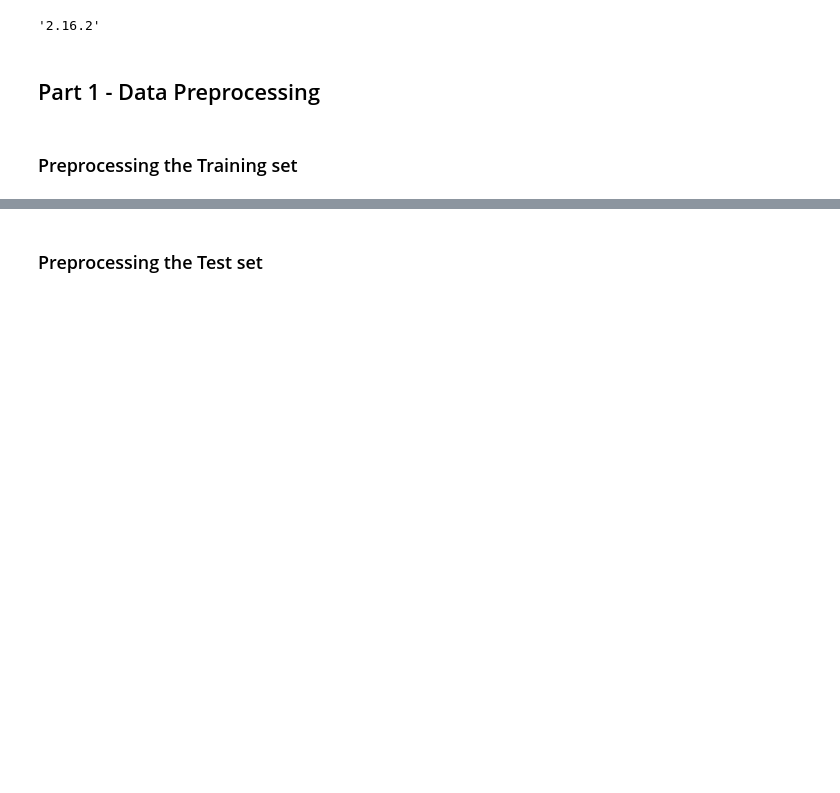
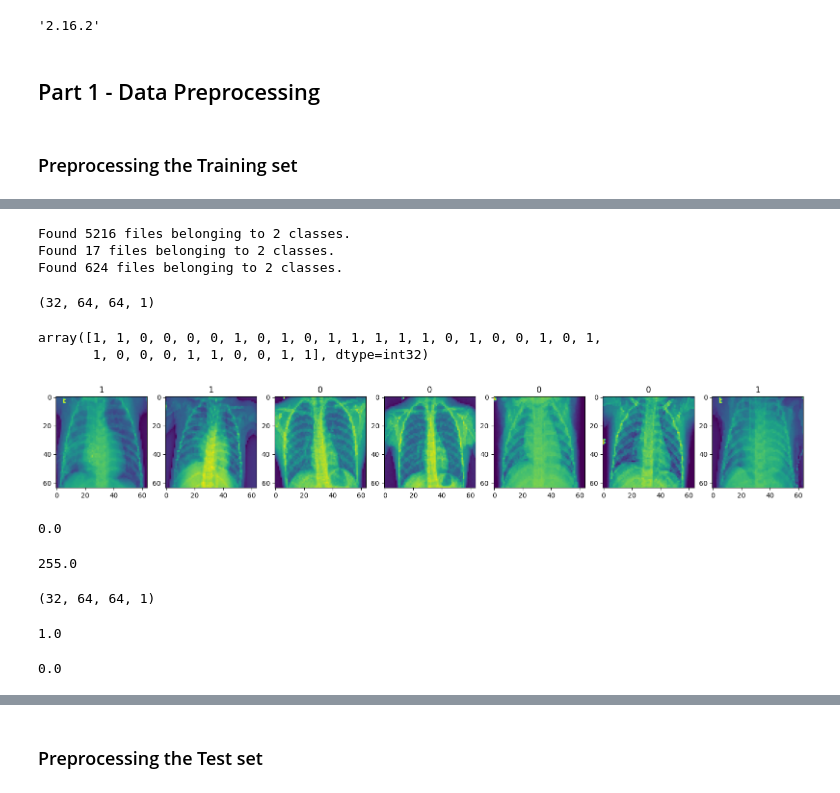
Before and after one commit to david-boules/SDS-CP021-pneumonia-detection, a Jupyter notebook: notebooks/blake-lawall/Pneumonia_Detection.ipynb, the cells around one changed output, grey strips where cells are left out. Cells and saved outputs as stored; diff of their text form; code cells hidden in the pictures; blank space fills up the shorter version.

```diff
--- a/notebooks/blake-lawall/Pneumonia_Detection.ipynb
+++ b/notebooks/blake-lawall/Pneumonia_Detection.ipynb
@@ -16,0 +47,51 @@ tf.__version__
+# %%
+data = tf.keras.utils.image_dataset_from_directory('chest_xray/train',
+                                                   image_size=(64, 64),
+                                                   color_mode='grayscale')
+val_data = tf.keras.utils.image_dataset_from_directory('chest_xray/val',
+                                                   image_size=(64, 64),
+                                                   color_mode='grayscale')
+test_data = tf.keras.utils.image_dataset_from_directory('chest_xray/test',
+                                                   image_size=(64, 64),
+                                                   color_mode='grayscale')
+# %% [output]
+Found 5216 files belonging to 2 classes.
+Found 17 files belonging to 2 classes.
+Found 624 files belonging to 2 classes.
+# %%
+data_iterator = data.as_numpy_iterator()
+data_iterator = val_data.as_numpy_iterator()
+data_iterator = test_data.as_numpy_iterator()
+# %%
+batch = data_iterator.next()
+# %%
+
+batch[0].shape
+# %% [output]
+(32, 64, 64, 1)
+# %%
+# class 1 = pneumonia
+# class 0 = normal
+batch[1]
+# %% [output]
+array([1, 1, 0, 0, 0, 0, 1, 0, 1, 0, 1, 1, 1, 1, 1, 0, 1, 0, 0, 1, 0, 1,
+       1, 0, 0, 0, 1, 1, 0, 0, 1, 1], dtype=int32)
+# %%
+fig, ax = plt.subplots(ncols=7, figsize=(20,20))
+for idx, img in enumerate(batch[0][:7]):
+    ax[idx].imshow(img.astype(int))
+    ax[idx].title.set_text(batch[1][idx])
+# %% [output]
+[figure, added]
+# %%
+batch[0].min()
+# %% [output]
+0.0
+# %%
+batch[0].max()
+# %% [output]
+255.0
+# %%
+batch[0].shape
+# %% [output]
+(32, 64, 64, 1)
@@ -16,0 +100,4 @@ tf.__version__
+# %%
+scaled.max()
+# %% [output]
+1.0
@@ -16,0 +112,4 @@ tf.__version__
+# %%
+batch [0].min()
+# %% [output]
+0.0
```
Also changed, not shown: parts of 48 cells of this notebook.
